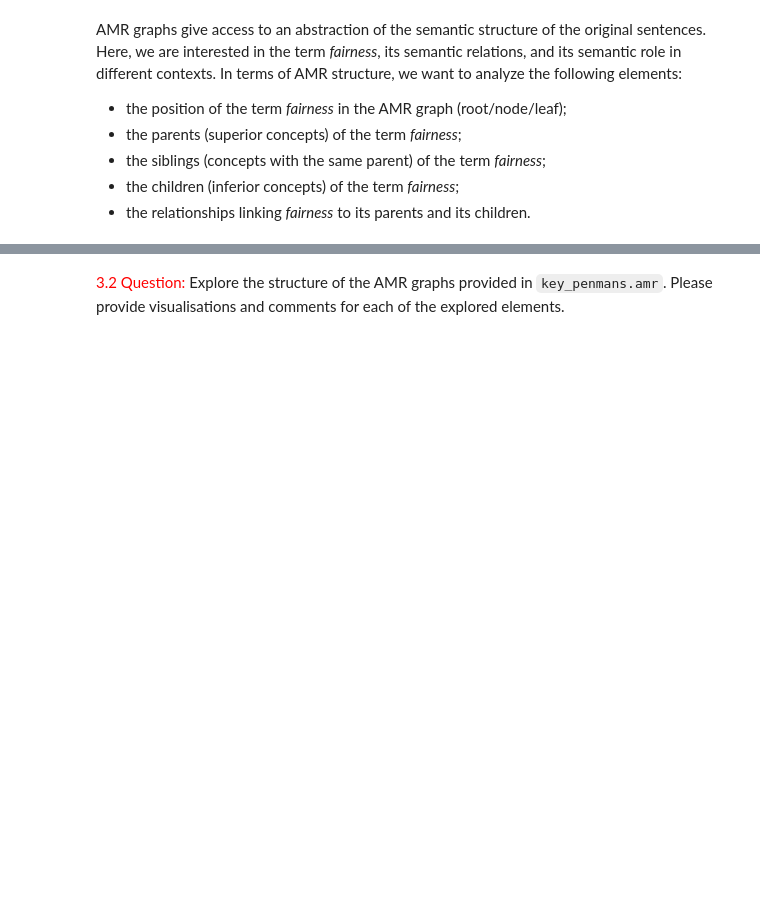
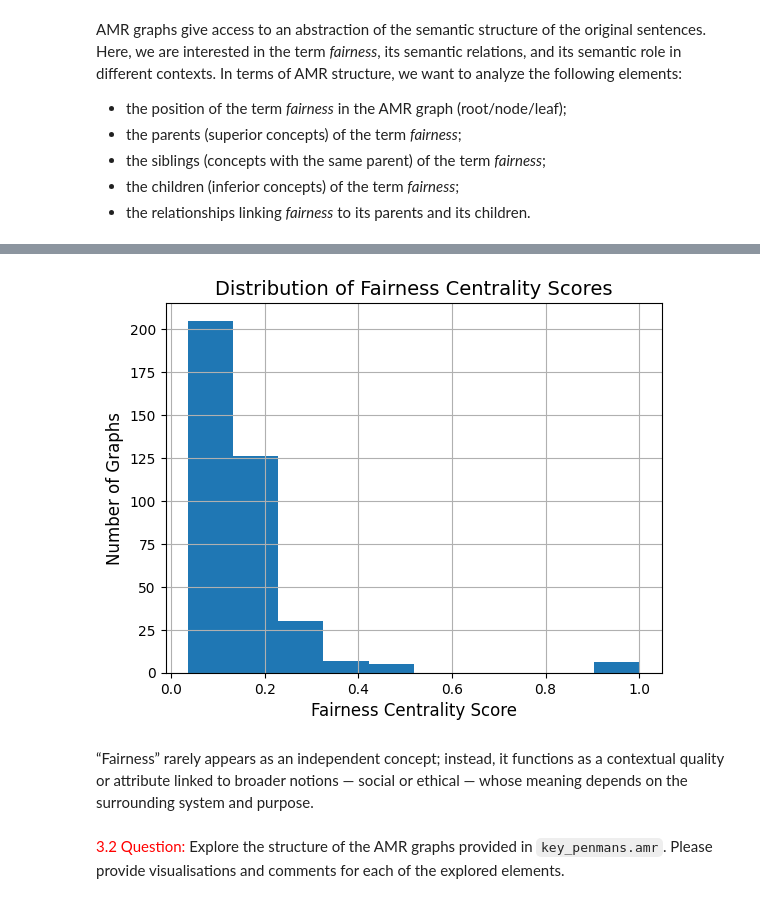
Before and after one commit to Hugosh71/Projet_CHAI_Fairness_TelecomParis, a Jupyter notebook: notebooks/IA_717_ProjectCHAI-fairness_2025.ipynb, the cells around one changed output, grey strips where cells are left out. Drawn from its saved outputs; the diff is of its cells as text; code cells hidden in the pictures; blank space fills up the shorter version.

```diff
--- a/notebooks/IA_717_ProjectCHAI-fairness_2025.ipynb
+++ b/notebooks/IA_717_ProjectCHAI-fairness_2025.ipynb
@@ -638,0 +710,3 @@ AMR graphs give access to an abstraction of the semantic structure of the origin
+# %%
+df = top_k_fairness_graphs('../data/fair_AMR-500_clean.amr', k=99999)
+df
@@ -639,2 +730,12 @@ AMR graphs give access to an abstraction of the semantic structure of the origin
+# %%
+df['score'].hist()
+plt.title("Distribution of Fairness Centrality Scores", fontsize=14)
+plt.xlabel("Fairness Centrality Score", fontsize=12)
+plt.ylabel("Number of Graphs", fontsize=12)
+plt.show()
+# %% [output]
+[figure, added]
+# %% [markdown]
+“Fairness” rarely appears as an independent concept; instead, it functions as a contextual quality or attribute linked to broader notions — social or ethical — whose meaning depends on the surrounding system and purpose.
 # %% [markdown]
 <font color="red">3.2 Question:</font> Explore the structure of the AMR graphs provided in `key_penmans.amr`. Please provide visualisations and comments for each of the explored elements.
```
Also changed, not shown: parts of 12 cells of this notebook, 1 other file.
